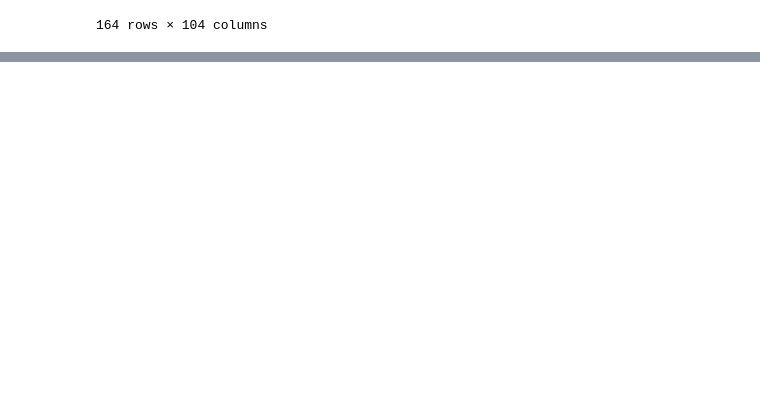
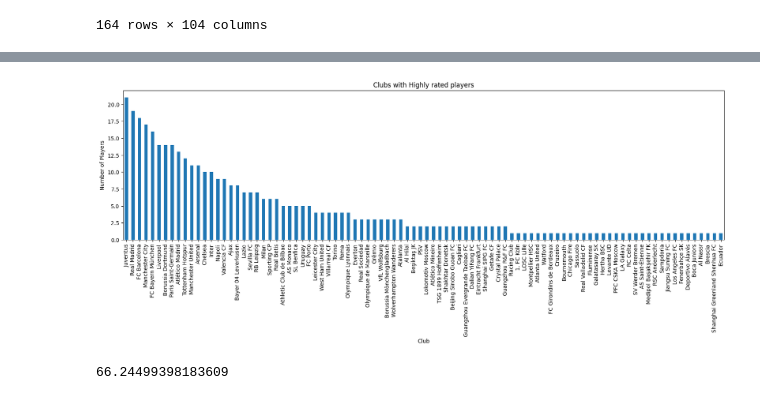
Before and after one commit to SudarshanIngole/Machine-Learning-Projects, a Jupyter notebook: PRCP_FIFA_20.ipynb, the cells around one changed output, grey strips where cells are left out. Cells and saved outputs as stored; diff of their text form; code cells hidden in the pictures; blank space fills up the shorter version.

```diff
--- a/PRCP_FIFA_20.ipynb
+++ b/PRCP_FIFA_20.ipynb
@@ -253,0 +263,6 @@ data.loc[data['nationality'] == 'Uruguay']
+# %%
+data1=data[['short_name', 'age', 'height_cm', 'weight_kg', 'nationality', 'club',
+       'overall', 'potential', 'value_eur', 'wage_eur', 'player_positions',
+       'preferred_foot', 'international_reputation', 'weak_foot',
+       'skill_moves', 'work_rate', 'body_type', 'real_face',
+       'release_clause_eur']]
@@ -253,0 +285,12 @@ data.loc[data['nationality'] == 'Uruguay']
+# %%
+plt.figure(figsize=(20,5))
+high_rated_players = data1[data1['overall'] > 80]
+club_counts = high_rated_players['club'].value_counts()
+club_counts.plot(kind='bar', xlabel='Club', ylabel='Number of Players', title='Clubs with Highly rated players')
+plt.show()
+# %% [output]
+[figure, added]
+# %%
+data['overall'].mean()
+# %% [output]
+66.24499398183609
```
Also changed, not shown: parts of 11 cells of this notebook.
